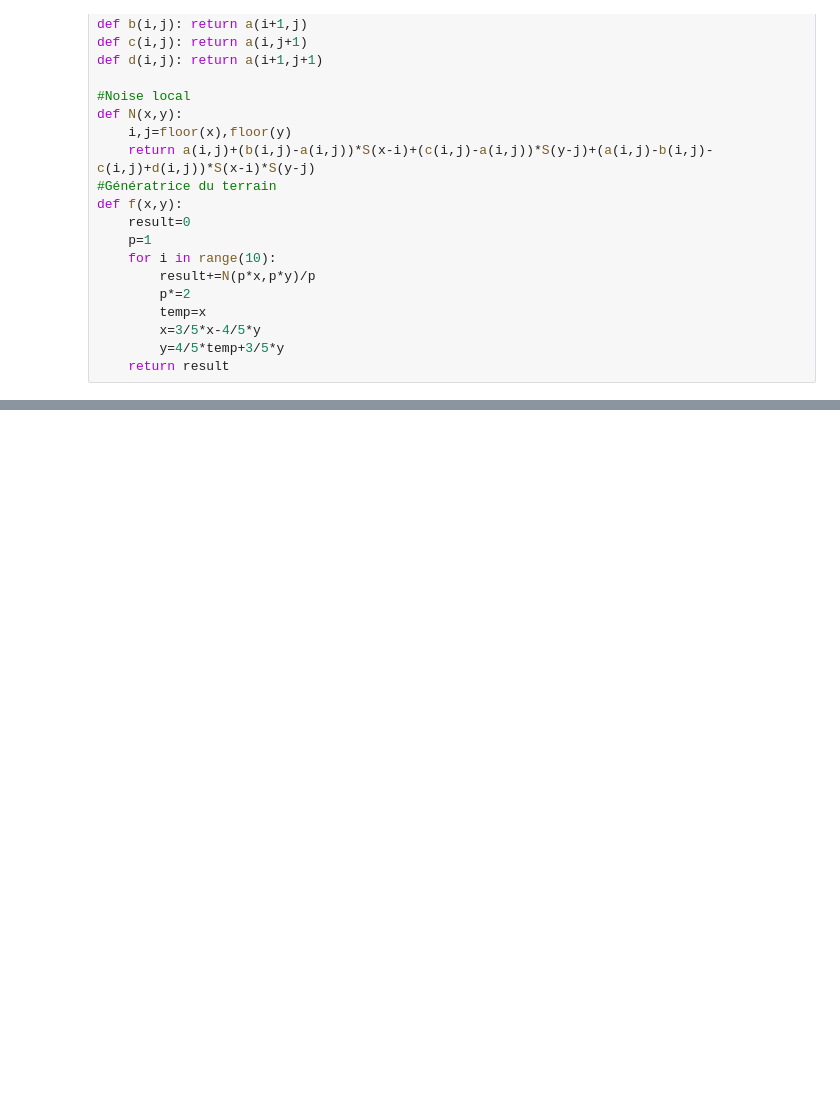
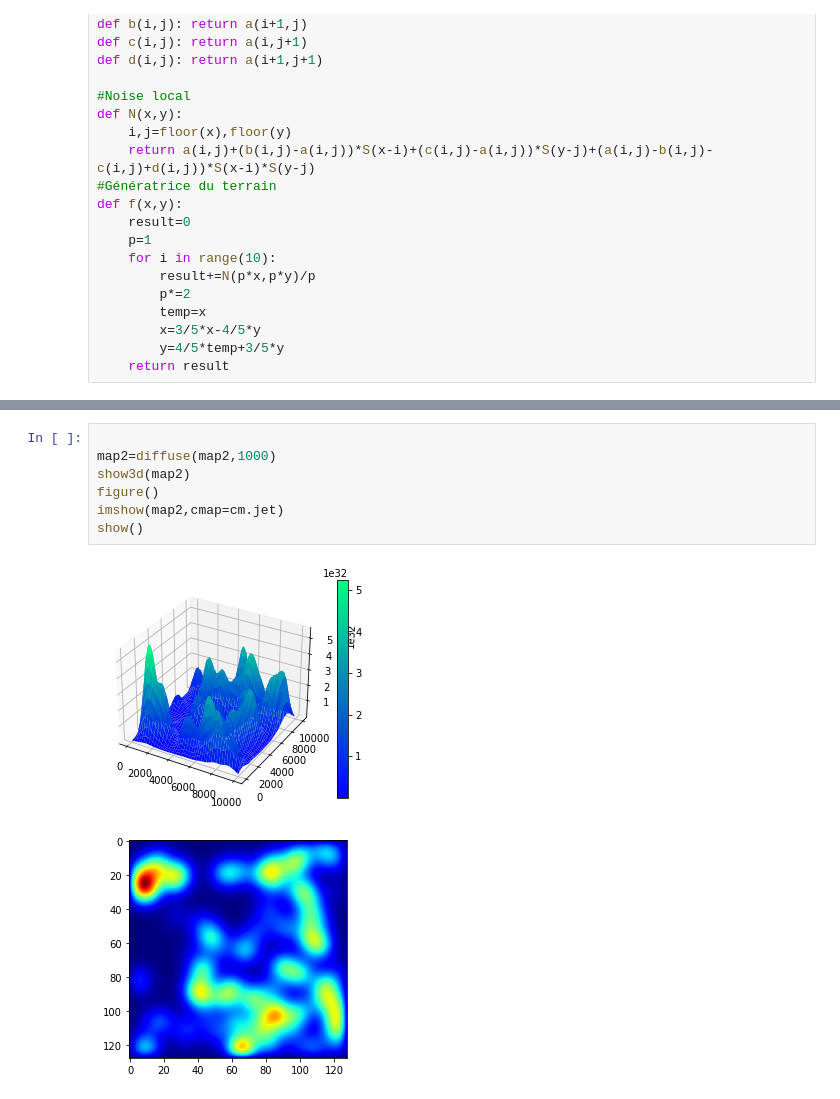
Before and after one commit to nico5655/OceanPSC, a Jupyter notebook: génération fond marin.ipynb, the cells around one changed output, grey strips where cells are left out. Saved outputs shown, nothing was run; the diff lists cells and outputs as text; blank space fills up the shorter version.

```diff
--- a/génération fond marin.ipynb
+++ b/génération fond marin.ipynb
@@ -92,0 +134,10 @@ close()
+# %%
+
+map2=diffuse(map2,1000)
+show3d(map2)
+figure()
+imshow(map2,cmap=cm.jet)
+show()
+# %% [output]
+[figure, added]
+[figure, added]
```
Also changed, not shown: parts of 7 cells of this notebook, 1 other file.
